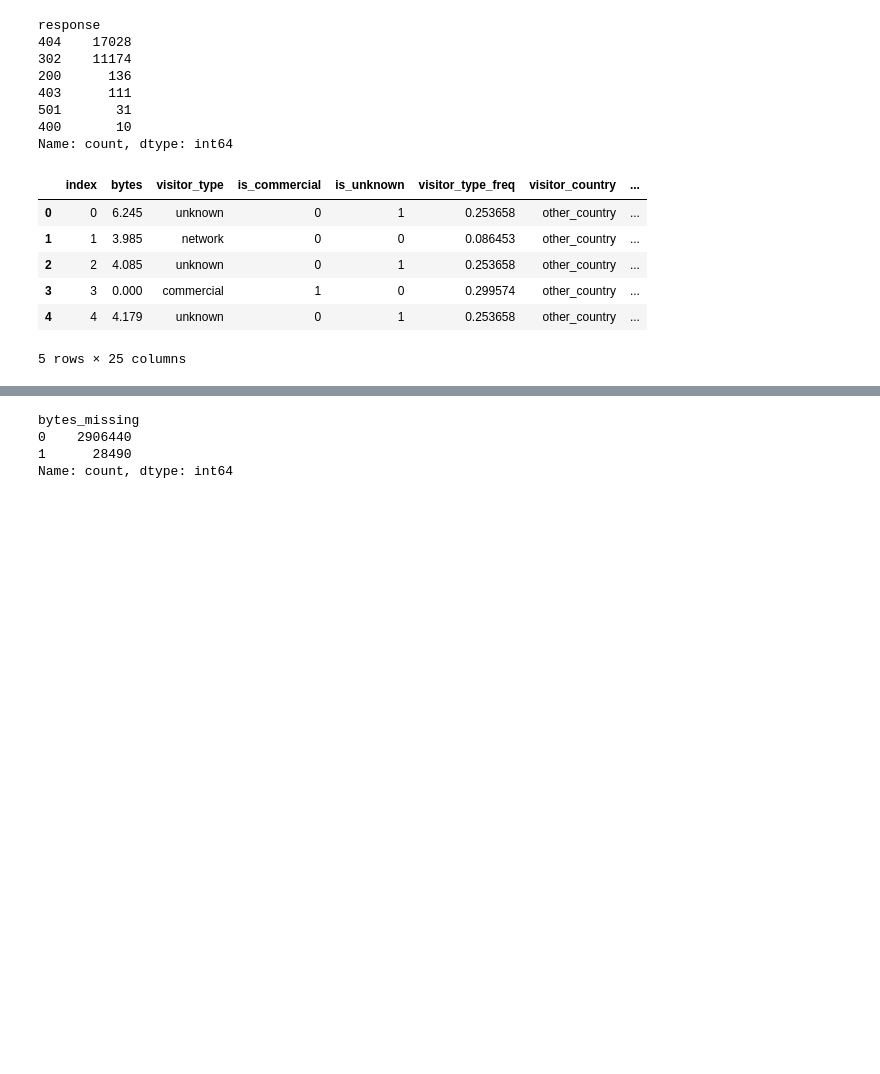
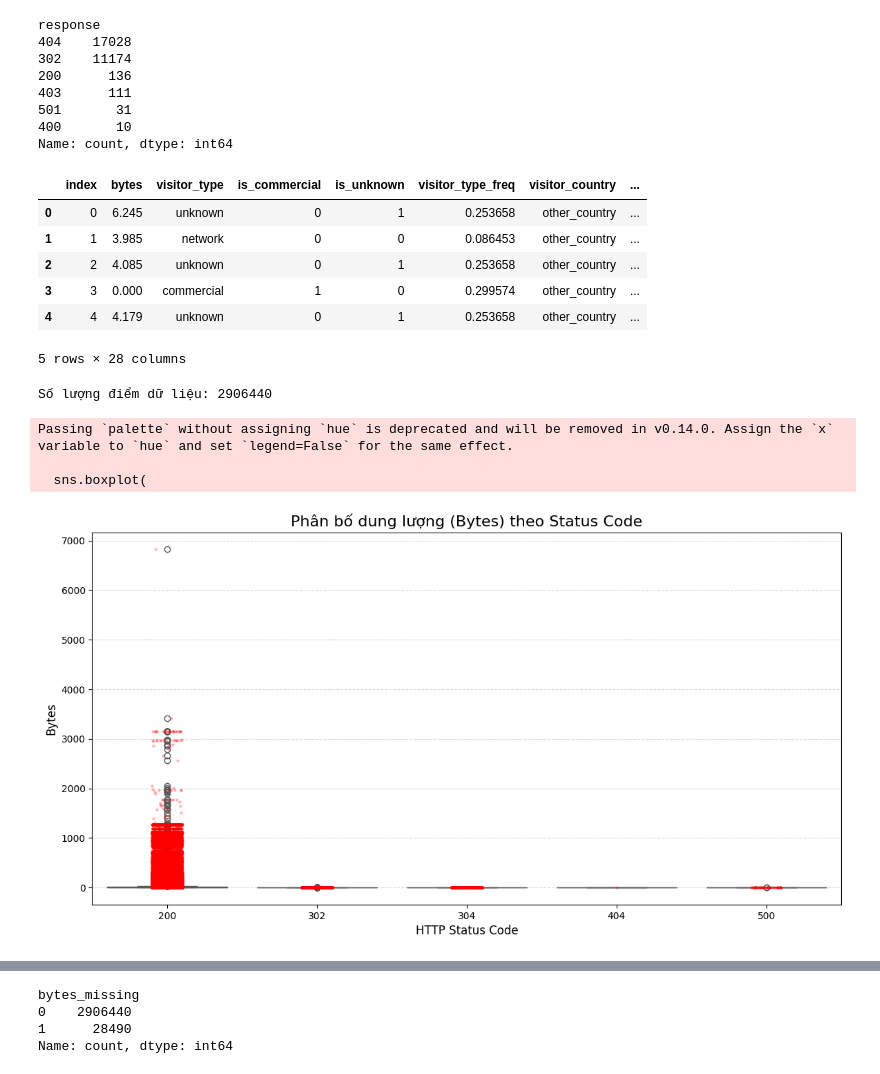
Before and after one commit to quanai06/DATAFLOW_2026_UET.EPOCH_0_AUTOSCALING_ANALYSIS, a Jupyter notebook: notebooks/aggregation_and_feature_engineering.ipynb, the cells around one changed output, grey strips where cells are left out. Drawn from its saved outputs; the diff is of its cells as text; code cells hidden in the pictures; blank space fills up the shorter version.

```diff
--- a/notebooks/aggregation_and_feature_engineering.ipynb
+++ b/notebooks/aggregation_and_feature_engineering.ipynb
@@ -73,0 +135,12 @@ df.head(5)
+# %%
+def onehot_feature_categorical(df):
+    df=df.copy()
+
+    df['is_heavy'] = df['reqresourcetype'].isin(['Audio/Video', 'File']).astype('int8')
+    df['is_image'] = (df['reqresourcetype'] == 'Image').astype('int8')
+    df['is_get'] = (df['reqmethod'] == 'GET').astype('int8')
+    df['is_post'] = (df['reqmethod'] == 'POST').astype('int8')
+
+    return df
+df=onehot_feature_categorical(df)
+df.head(5)
@@ -158,4 +196,70 @@ df.head(5)
 | 2 | 2 | 4.085 | unknown | 0 | 1 | 0.253658 | other_country | ... |
 | 3 | 3 | 0.000 | commercial | 1 | 0 | 0.299574 | other_country | ... |
 | 4 | 4 | 4.179 | unknown | 0 | 1 | 0.253658 | other_country | ... |
-5 rows × 25 columns
+5 rows × 28 columns
+# %%
+
+def plot_status_vs_bytes(df, col_status='response', col_bytes='bytes'):
+    """
+    Vẽ biểu đồ phân bố Bytes theo từng loại Status Code.
+    Dùng Boxplot kết hợp Strip plot để nhìn rõ nhất.
+    """
+
+    # 1. Làm sạch dữ liệu
+    data_clean = df[[col_status, col_bytes]].dropna().copy()
+
+    # Chuyển status sang dạng String (để biểu đồ hiểu đây là phân loại, không phải số)
+    data_clean[col_status] = data_clean[col_status].astype(str)
+
+    # Sắp xếp thứ tự status cho đẹp (200, 302, 404, 500...)
+    sorted_status = sorted(data_clean[col_status].unique())
+
+    print(f"Số lượng điểm dữ liệu: {len(data_clean)}")
+
+    # 2. Thiết lập khung hình
+    plt.figure(figsize=(14, 7))
+
+    # 3. Vẽ biểu đồ
+    # Cách A: Box Plot - Để xem phân phối (Min, Max, Trung vị) - Rất chuyên nghiệp
+    sns.boxplot(
+        data=data_clean,
+        x=col_status,
+        y=col_bytes,
+        order=sorted_status,
+        palette="Set2",
+        showfliers=True # Tạm ẩn các điểm nhiễu (outliers) quá xa để nhìn cho gọn khung hình
+    )
+
+    # Cách B: Strip Plot - Để rải các điểm dữ liệu lên trên (giống Scatter)
+    # Giúp nhìn thấy mật độ: Status nào có nhiều request nhất?
+    sns.stripplot(
+        data=data_clean,
+        x=col_status,
+        y=col_bytes,
+        order=sorted_status,
+        color='red',
+        alpha=0.3, # Độ mờ
+        size=3,    # Kích thước chấm nhỏ
+        jitter=True # Rung lắc nhẹ để các điểm không đè lên nhau
+    )
+
+    # 4. Trang trí
+    plt.title(f'Phân bố dung lượng (Bytes) theo Status Code', fontsize=16)
+    plt.xlabel('HTTP Status Code', fontsize=12)
+    plt.ylabel('Bytes', fontsize=12)
+    plt.grid(True, axis='y', linestyle='--', alpha=0.5)
+
+    # Mẹo: Nếu chênh lệch bytes quá lớn (cái 100 bytes, cái 1GB), hãy bật log scale
+    # plt.yscale('log')
+
+    plt.show()
+
+# --- CÁCH DÙNG ---
+# plot_status_vs_bytes(df, col_status='status', col_bytes='y_bytes_imp')
+plot_status_vs_bytes(df)
+# %% [output]
+Số lượng điểm dữ liệu: 2906440
+Passing `palette` without assigning `hue` is deprecated and will be removed in v0.14.0. Assign the `x` variable to `hue` and set `legend=False` for the same effect.
+
+  sns.boxplot(
+[figure, added]
```
Also changed, not shown: parts of 26 cells of this notebook.
